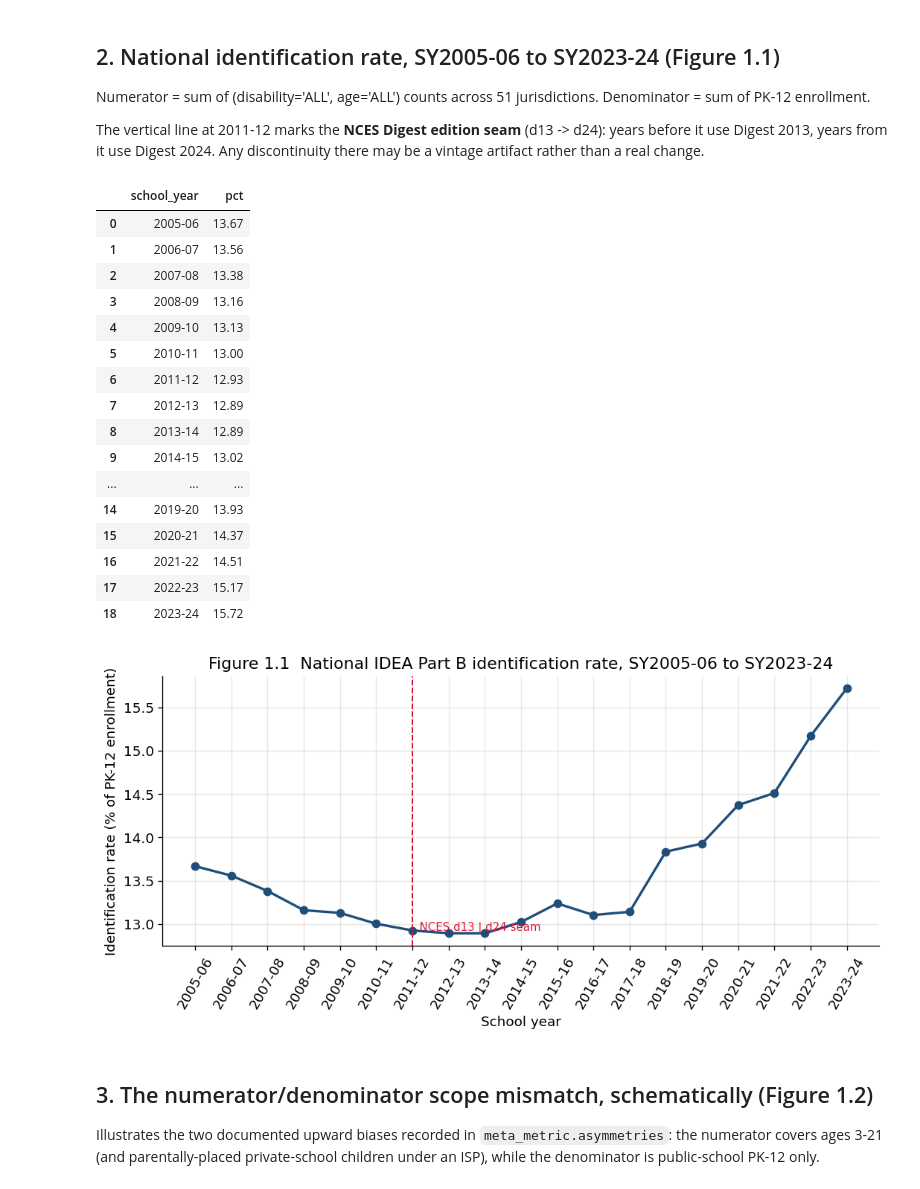
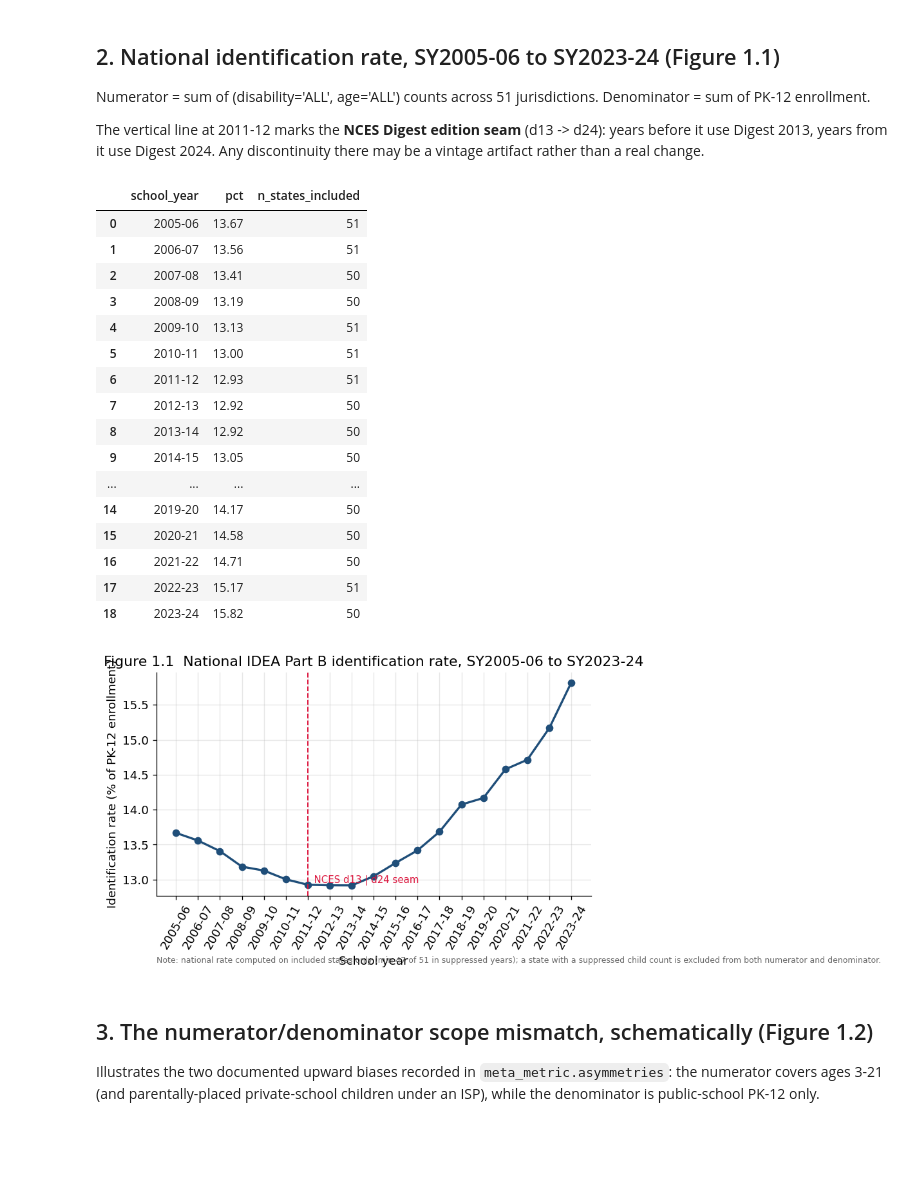
Before and after one commit to EduWon/IDEA, a Jupyter notebook: special_education_identification_2005-2025/chapter1_dataset_and_measurement_limits/chapter1_analysis.ipynb, the cells around one changed output. Saved outputs shown, nothing was run; the diff lists cells and outputs as text; code cells hidden in the pictures; blank space fills up the shorter version.

```diff
--- a/special_education_identification_2005-2025/chapter1_dataset_and_measurement_limits/chapter1_analysis.ipynb
+++ b/special_education_identification_2005-2025/chapter1_dataset_and_measurement_limits/chapter1_analysis.ipynb
@@ -65,47 +65,55 @@ Denominator = sum of PK-12 enrollment.
 
 The vertical line at 2011-12 marks the **NCES Digest edition seam** (d13 -> d24): years before it use Digest 2013, years from it use Digest 2024. Any discontinuity there may be a vintage artifact rather than a real change.
 # %%
+# 분모 비대칭 제거: raw 테이블 직접 SUM 대신 v_identification_rate_national 사용.
+# 이 view 는 분자(n_served) NULL 주를 행째 제외하므로, 분자만 빠지고 분모는
+# 남는 비대칭이 구조적으로 불가능하다. n_states_included 로 그 해 집계 주 수를 노출.
 nat = q('''
-  SELECT d.school_year,
-         SUM(d.n_students) AS n_served,
-         SUM(e.n_total)    AS n_enrolled
-  FROM fact_state_disability d
-  JOIN fact_state_enrollment e
-    ON d.school_year=e.school_year AND d.state_code=e.state_code
-  WHERE d.disability_code='ALL' AND d.age_band='ALL'
-  GROUP BY d.school_year ORDER BY d.school_year''')
-nat['pct'] = 100.0 * nat['n_served'] / nat['n_enrolled']
+  SELECT school_year,
+         total_served    AS n_served,
+         total_enrolled  AS n_enrolled,
+         pct_identified  AS pct,
+         n_states_included
+  FROM v_identification_rate_national
+  ORDER BY school_year''')
 
 fig, ax = plt.subplots(figsize=(9,4.5))
 ax.plot(nat['school_year'], nat['pct'], marker='o', color='#1f4e79', lw=2)
 ax.axvline('2011-12', color='crimson', ls='--', lw=1.2)
 ax.text('2011-12', nat['pct'].min(), '  NCES d13 | d24 seam', color='crimson', va='bottom', fontsize=9)
 ax.set_ylabel('Identification rate (% of PK-12 enrollment)')
 ax.set_xlabel('School year')
 ax.set_title('Figure 1.1  National IDEA Part B identification rate, SY2005-06 to SY2023-24')
 ax.tick_params(axis='x', rotation=60)
+# 억제 주 제외 주석: 집계 주 수가 51 미만인 해는 분자 결측 주를 제외하고 산출됨
+_minN = int(nat['n_states_included'].min())
+if _minN < 51:
+    ax.text(0.0, -0.30, f'Note: national rate computed on included states only '
+            f'(min {_minN} of 51 in suppressed years); a state with a suppressed '
+            f'child count is excluded from both numerator and denominator.',
+            transform=ax.transAxes, fontsize=7.5, color='dimgray')
 fig.tight_layout()
 fig.savefig(f'{FIGDIR}/fig1_1_national_rate.png', bbox_inches='tight')
-nat[['school_year','pct']].round(2)
+nat[['school_year','pct','n_states_included']].round(2)
 # %% [output]
-|  | school_year | pct |
-| 0 | 2005-06 | 13.67 |
-| 1 | 2006-07 | 13.56 |
-| 2 | 2007-08 | 13.38 |
-| 3 | 2008-09 | 13.16 |
-| 4 | 2009-10 | 13.13 |
-| 5 | 2010-11 | 13.00 |
-| 6 | 2011-12 | 12.93 |
-| 7 | 2012-13 | 12.89 |
-| 8 | 2013-14 | 12.89 |
-| 9 | 2014-15 | 13.02 |
-| ... | ... | ... |
-| 14 | 2019-20 | 13.93 |
-| 15 | 2020-21 | 14.37 |
-| 16 | 2021-22 | 14.51 |
-| 17 | 2022-23 | 15.17 |
-| 18 | 2023-24 | 15.72 |
+|  | school_year | pct | n_states_included |
+| 0 | 2005-06 | 13.67 | 51 |
+| 1 | 2006-07 | 13.56 | 51 |
+| 2 | 2007-08 | 13.41 | 50 |
+| 3 | 2008-09 | 13.19 | 50 |
+| 4 | 2009-10 | 13.13 | 51 |
+| 5 | 2010-11 | 13.00 | 51 |
+| 6 | 2011-12 | 12.93 | 51 |
+| 7 | 2012-13 | 12.92 | 50 |
+| 8 | 2013-14 | 12.92 | 50 |
+| 9 | 2014-15 | 13.05 | 50 |
+| ... | ... | ... | ... |
+| 14 | 2019-20 | 14.17 | 50 |
+| 15 | 2020-21 | 14.58 | 50 |
+| 16 | 2021-22 | 14.71 | 50 |
+| 17 | 2022-23 | 15.17 | 51 |
+| 18 | 2023-24 | 15.82 | 50 |
-[figure, old version]
+[figure, new version]
 # %% [markdown]
 ## 3. The numerator/denominator scope mismatch, schematically (Figure 1.2)
 
```
Also changed, not shown: parts of 1 cell of this notebook, 10 other files.
